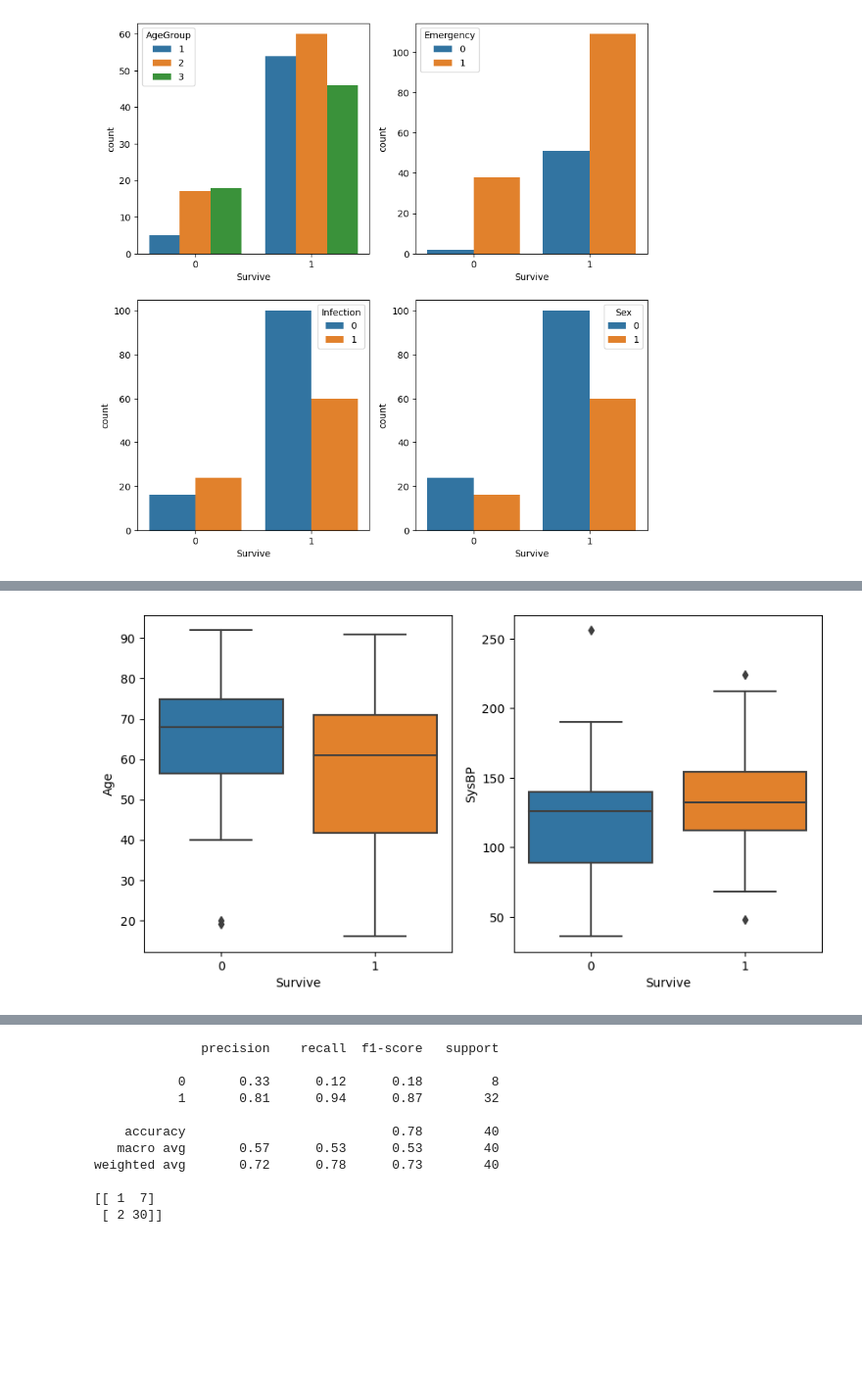
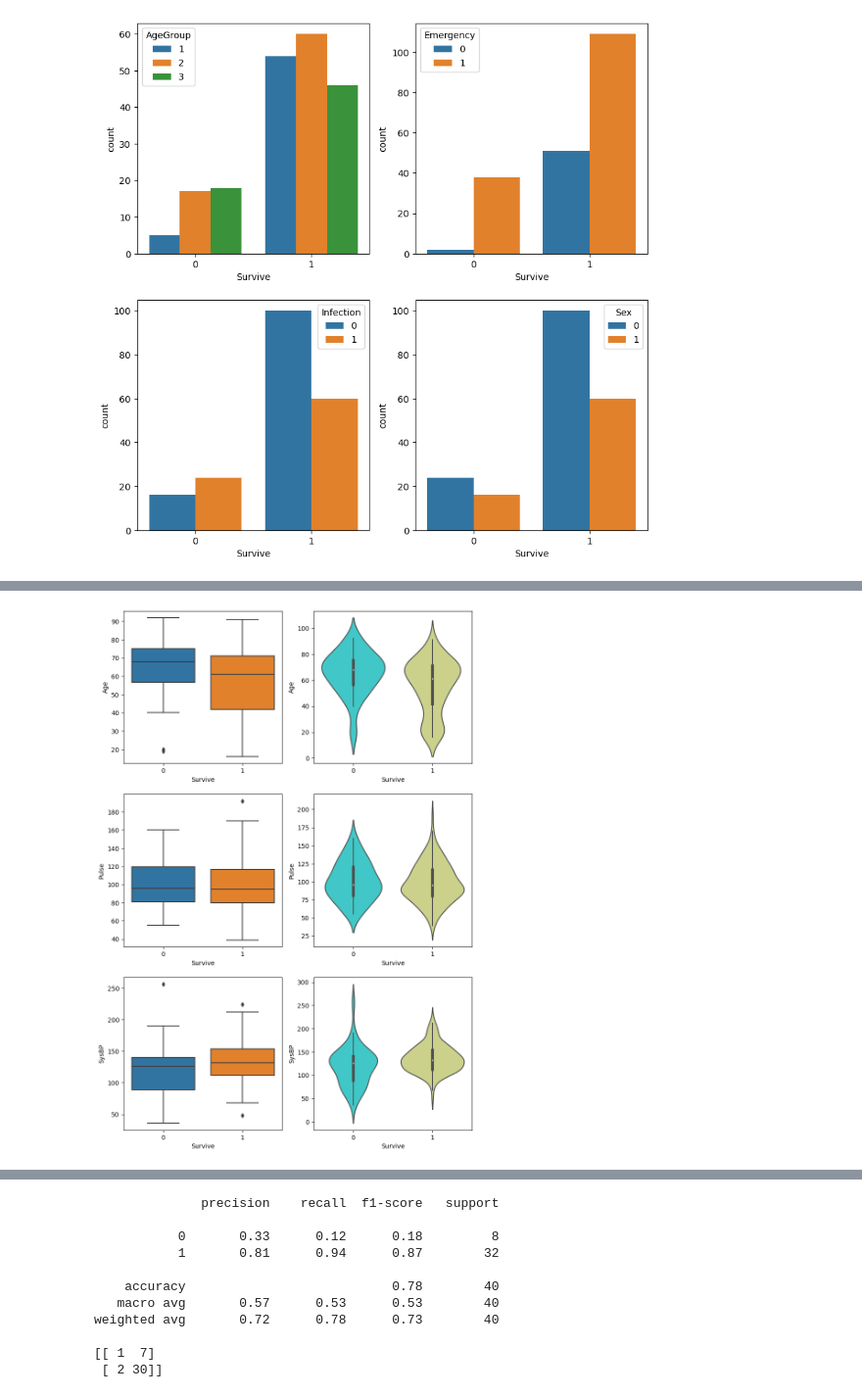
Before and after one commit to keychain8/SGH_assignment, a Jupyter notebook: main.ipynb, the cells around one changed output, grey strips where cells are left out. Shown at 98% size. Drawn from its saved outputs; the diff is of its cells as text; code cells hidden in the pictures; blank space fills up the shorter version.

```diff
--- a/main.ipynb
+++ b/main.ipynb
@@ -99,7 +177,11 @@ fig.show()
 # %%
-fig, ax = plt.subplots(1,2, figsize=(10, 5))
-sns.boxplot(data=df, x='Survive', y='Age', ax=ax[0])
-sns.boxplot(data=df, x='Survive', y='SysBP', ax=ax[1])
+fig, ax = plt.subplots(3,2, figsize=(10, 15))
+sns.boxplot(data=df, x='Survive', y='Age', ax=ax[0,0])
+sns.boxplot(data=df, x='Survive', y='Pulse', ax=ax[1,0])
+sns.boxplot(data=df, x='Survive', y='SysBP', ax=ax[2,0])
+sns.violinplot(data=df, x='Survive', y='Age', palette='rainbow', ax=ax[0,1])
+sns.violinplot(data=df, x='Survive', y='Pulse', palette='rainbow', ax=ax[1,1])
+sns.violinplot(data=df, x='Survive', y='SysBP', palette='rainbow', ax=ax[2,1])
 fig.show()
 # %% [output]
-[figure, old version]
+[figure, new version]
```
Also changed, not shown: parts of 22 cells of this notebook.
